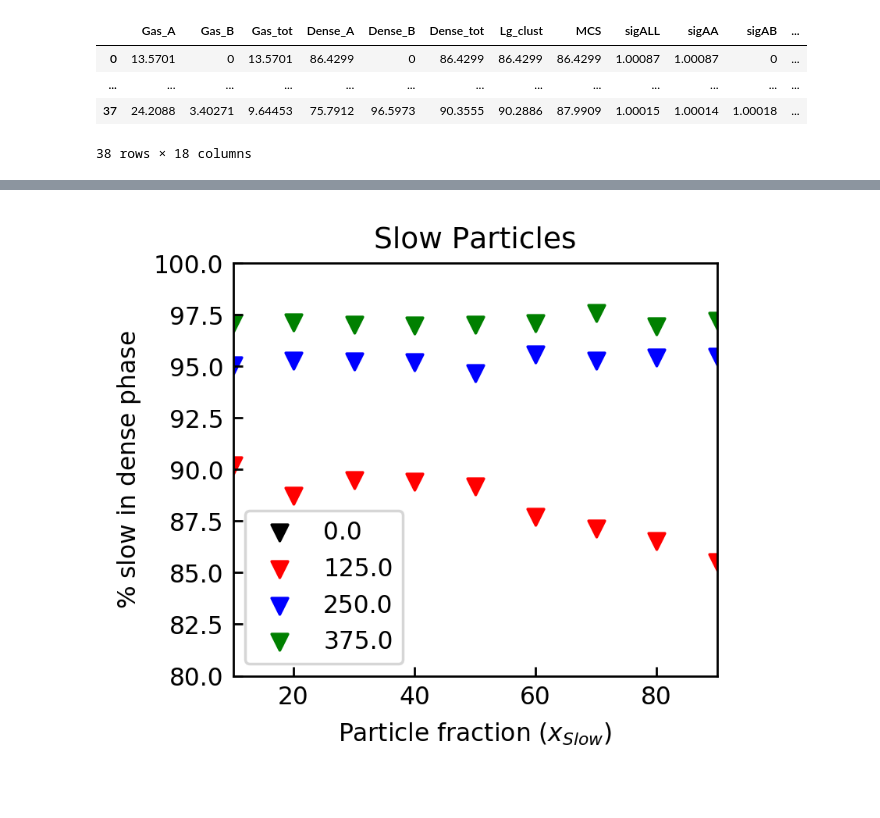
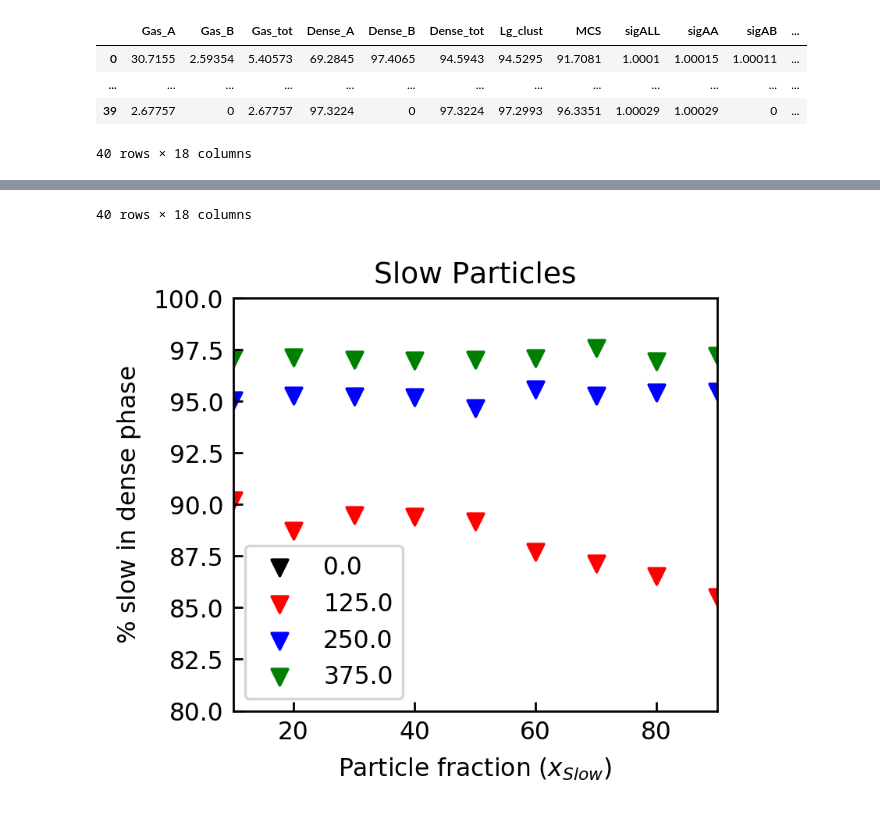
Before and after one commit to kolbt/whingdingdilly, a Jupyter notebook: ipython/particle_fraction/par_frac_data.ipynb, the cells around one changed output, grey strips where cells are left out. Saved outputs shown, nothing was run; the diff lists cells and outputs as text; code cells hidden in the pictures.

```diff
--- a/ipython/particle_fraction/par_frac_data.ipynb
+++ b/ipython/particle_fraction/par_frac_data.ipynb
@@ -132,0 +192,10 @@ all_sims = []
+# %%
+# Sort the textfiles by pa (low, high) and then by xa (low, high)
+paList = []
+xaList = []
+for i in xrange(len(txtFiles)):
+    paList.append(getFromTxt(txtFiles[i], "pa", "_pb"))
+    xaList.append(getFromTxt(txtFiles[i], "xa", "_ep"))
+indArr = slowSort(paList, xaList)
+indSort(txtFiles, indArr)
+print(txtFiles)
@@ -158,13 +229,14 @@ for i in range(0, len(txtFiles)):
     pb = getFromTxt(txtFiles[i], "pb", "_xa")
     xa = getFromTxt(txtFiles[i], "xa", "_ep")
     ep = getFromTxt(txtFiles[i], "ep", ".txt")
+    converT = computeTauPerTstep(ep)
 
     try:
         prat = float(pa)/float(pb)
     except:
         prat = 0.0
-    paramList.append((partAll, partA, partB, pa, pb, xa, prat, ep))
+    paramList.append((partAll, partA, partB, pa, pb, xa, prat, ep, converT))
 
-params = pd.DataFrame(paramList, columns=['partAll', 'partA', 'partB', 'peA', 'peB', 'xA', 'peR', 'eps'])
+params = pd.DataFrame(paramList, columns=['partAll', 'partA', 'partB', 'peA', 'peB', 'xA', 'peR', 'eps', 'brownTime'])
 display(params)
 # %% [output]
@@ -176,13 +248,15 @@ display(params)
 # %%
 # How many frames to average over for steady-state
-avgOver = 20
+avgOver = 50
 
 # Make list of steady state column headers
 headers = list(all_sims[0])
 headers.remove('Timestep')
 SS = pd.DataFrame(columns=headers)
+stdErr = pd.DataFrame(columns=headers)
 for i in range(0, len(txtFiles)):
     SS.loc[i] = [0] * len(headers)
+    stdErr.loc[i] = [0] * len(headers)
 
 # Make dataframe of steady-state data
 for i in range(0, len(txtFiles)):
@@ -191,34 +265,54 @@ for i in range(0, len(txtFiles)):
         # Compute mean of last 100 entries in jth column of ith file
         avg = np.mean(all_sims[i].iloc[-avgOver:-1,j])
         SS[headers[j-1]][i] = avg
+        # Compute the standard deviation in this data
+        stdError = np.std(all_sims[i].iloc[-avgOver:-1,j])
+        stdErr[headers[j-1]][i] = stdError
 
 # Normalize by number of particles
 for i in xrange(len(txtFiles)):
     if params['partA'][i] != 0:
         SS['Gas_A'][i] /= params['partA'][i]
         SS['Dense_A'][i] /= params['partA'][i]
+        stdErr['Gas_A'][i] /= params['partA'][i]
+        stdErr['Dense_A'][i] /= params['partA'][i]
 
     if params['partB'][i] != 0:
         SS['Gas_B'][i] /= params['partB'][i]
         SS['Dense_B'][i] /= params['partB'][i]
+        stdErr['Gas_B'][i] /= params['partB'][i]
+        stdErr['Dense_B'][i] /= params['partB'][i]
 
 SS['Gas_tot'][:] /= params['partAll'][:]
 SS['Dense_tot'][:] /= params['partAll'][:]
 SS['Lg_clust'][:] /= params['partAll'][:]
 SS['MCS'][:] /= params['partAll'][:]
+stdErr['Gas_tot'][:] /= params['partAll'][:]
+stdErr['Dense_tot'][:] /= params['partAll'][:]
+stdErr['Lg_clust'][:] /= params['partAll'][:]
+stdErr['MCS'][:] /= params['partAll'][:]
 
 SS['Gas_A'][:] *= 100.0
 SS['Gas_B'][:] *= 100.0
 SS['Gas_tot'][:] *= 100.0
 SS['Dense_A'][:] *= 100.0
 SS['Dense_B'][:] *= 100.0
 SS['Dense_tot'][:] *= 100.0
 SS['Lg_clust'][:] *= 100.0
 SS['MCS'][:] *= 100.0
+stdErr['Gas_A'][:] *= 100.0
+stdErr['Gas_B'][:] *= 100.0
+stdErr['Gas_tot'][:] *= 100.0
+stdErr['Dense_A'][:] *= 100.0
+stdErr['Dense_B'][:] *= 100.0
+stdErr['Dense_tot'][:] *= 100.0
+stdErr['Lg_clust'][:] *= 100.0
+stdErr['MCS'][:] *= 100.0
 display(SS)
+display(stdErr)
 # %% [output]
 |  | Gas_A | Gas_B | Gas_tot | Dense_A | Dense_B | Dense_tot | Lg_clust | MCS | sigALL | sigAA | sigAB | ... |
-| 0 | 13.5701 | 0 | 13.5701 | 86.4299 | 0 | 86.4299 | 86.4299 | 86.4299 | 1.00087 | 1.00087 | 0 | ... |
+| 0 | 30.7155 | 2.59354 | 5.40573 | 69.2845 | 97.4065 | 94.5943 | 94.5295 | 91.7081 | 1.0001 | 1.00015 | 1.00011 | ... |
 | ... | ... | ... | ... | ... | ... | ... | ... | ... | ... | ... | ... | ... |
-| 37 | 24.2088 | 3.40271 | 9.64453 | 75.7912 | 96.5973 | 90.3555 | 90.2886 | 87.9909 | 1.00015 | 1.00014 | 1.00018 | ... |
+| 39 | 2.67757 | 0 | 2.67757 | 97.3224 | 0 | 97.3224 | 97.2993 | 96.3351 | 1.00029 | 1.00029 | 0 | ... |
-38 rows × 18 columns
+40 rows × 18 columns
@@ -225,3 +323,4 @@ display(SS)
+40 rows × 18 columns
 # %%
 # Get the distinct Pe Slow values
 distPeSlow = []
```
Also changed, not shown: parts of 10 cells of this notebook.
